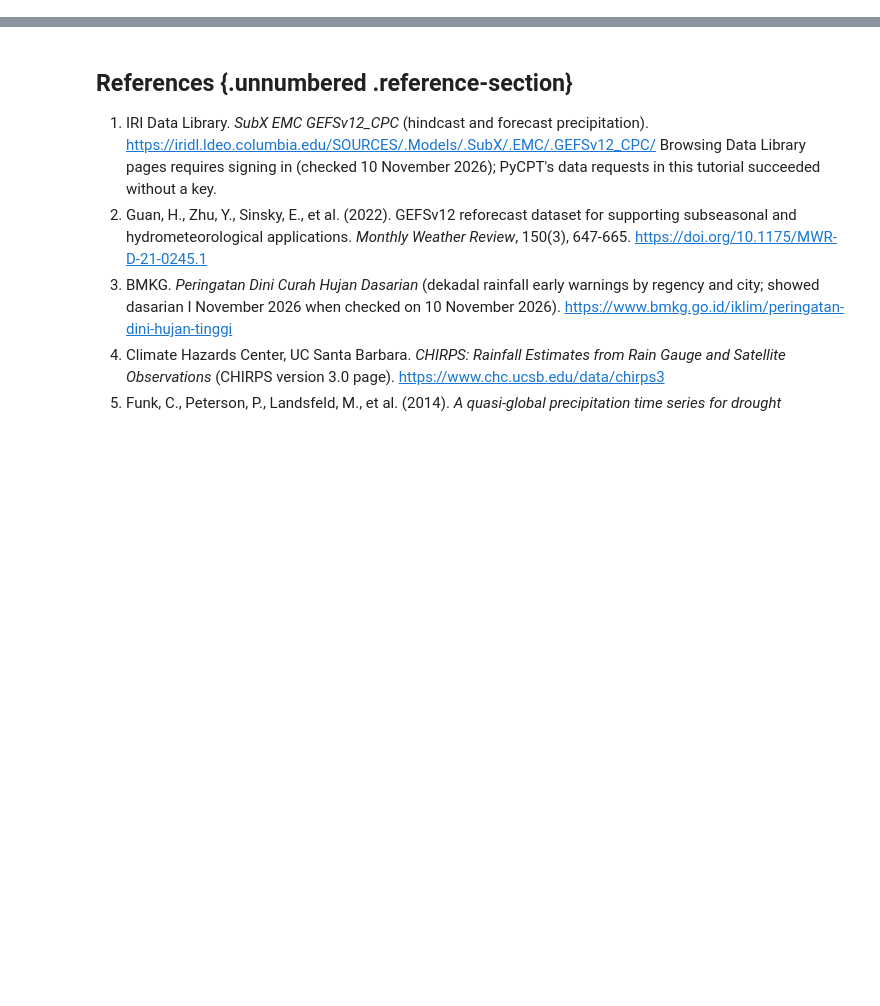
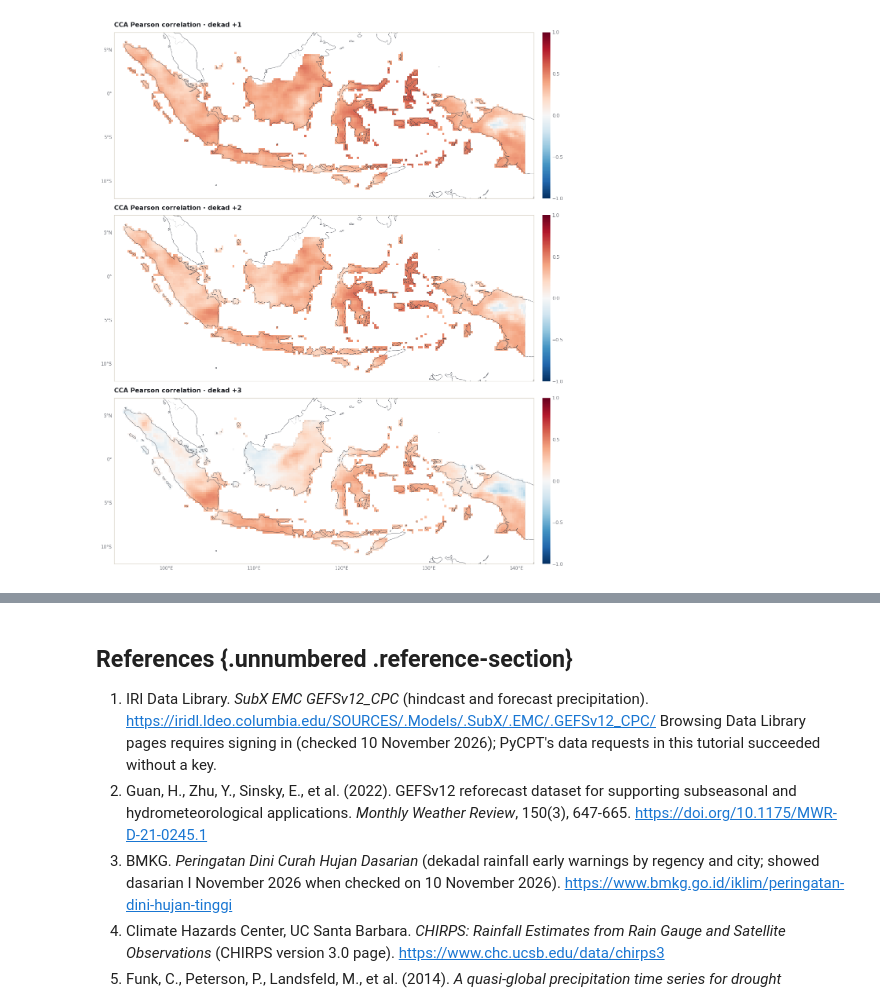
Before and after one commit to bennyistanto/pycpt-tutorial, a Jupyter notebook: docs/notebooks/dekad-leads-2023.ipynb, the cells around one changed output, grey strips where cells are left out. Cells and saved outputs as stored; diff of their text form; code cells hidden in the pictures; blank space fills up the shorter version.

```diff
--- a/docs/notebooks/dekad-leads-2023.ipynb
+++ b/docs/notebooks/dekad-leads-2023.ipynb
@@ -558,0 +381,12 @@ docs/assets/dekad-leads-2023/skill-by-lead.png  (105 kB)
+# %%
+predictand_box = figures.extent_of(predictand_extent)
+fig, grid = figures.stacked([figures.map_height(predictand_box)] * len(leads))
+for row, lead in enumerate(leads):
+    ax = figures.map_axes(fig, grid[row, 0], predictand_box, bottom_labels=row == len(leads) - 1)
+    image = figures.draw_field(ax, clean(results[lead, "CCA"]["skill"].pearson).where(cells), cmap="RdBu_r", vmin=-1, vmax=1)
+    ax.set_title(f"CCA Pearson correlation · dekad +{lead}")
+    figures.colorbar(fig, image, ax, "", ticks=[-1, -.5, 0, .5, 1])
+fig.savefig(assets / "cca-pearson-by-lead.png")
+plt.show()
+# %% [output]
+[figure, added]
```
Also changed, not shown: parts of 51 cells of this notebook, 26 other files.
